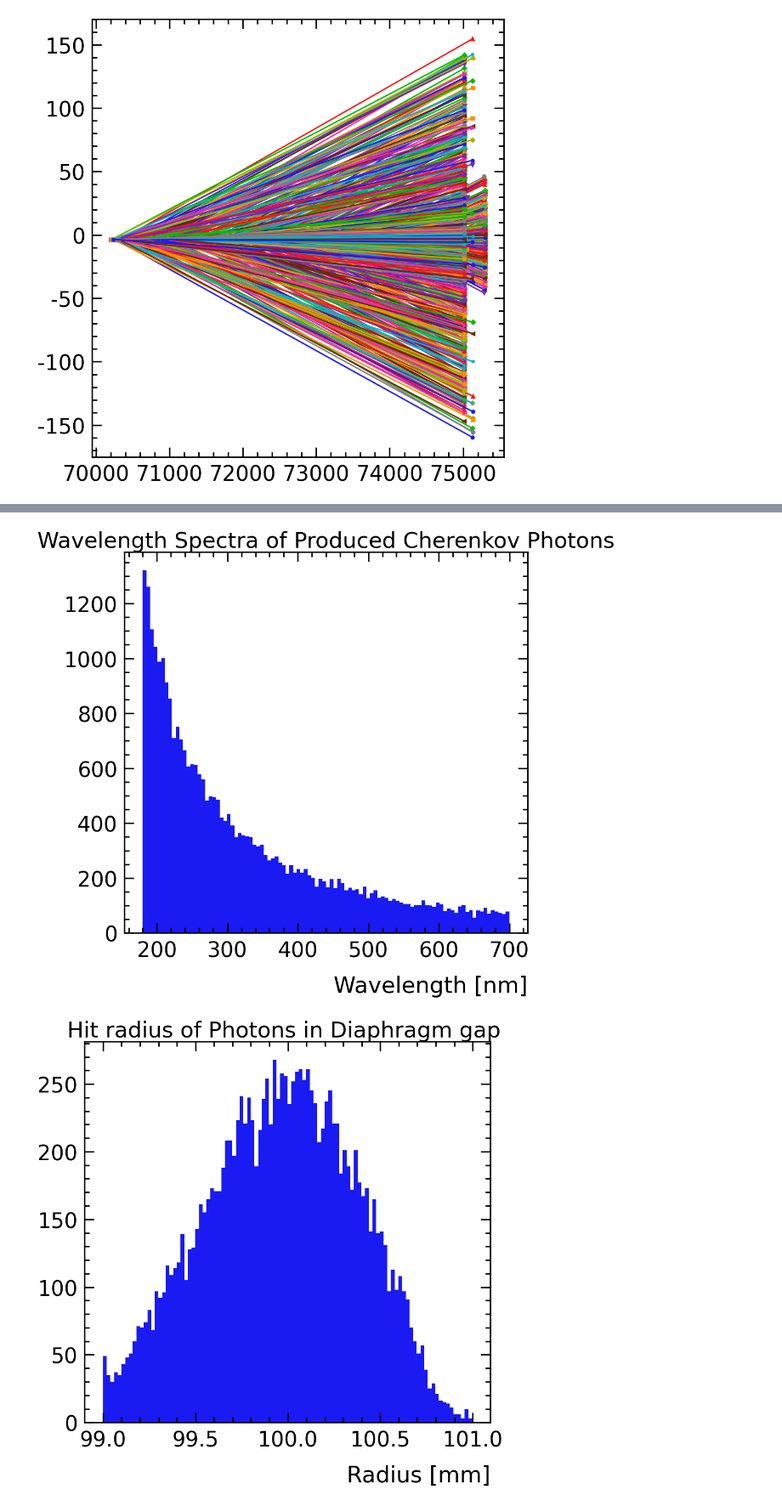
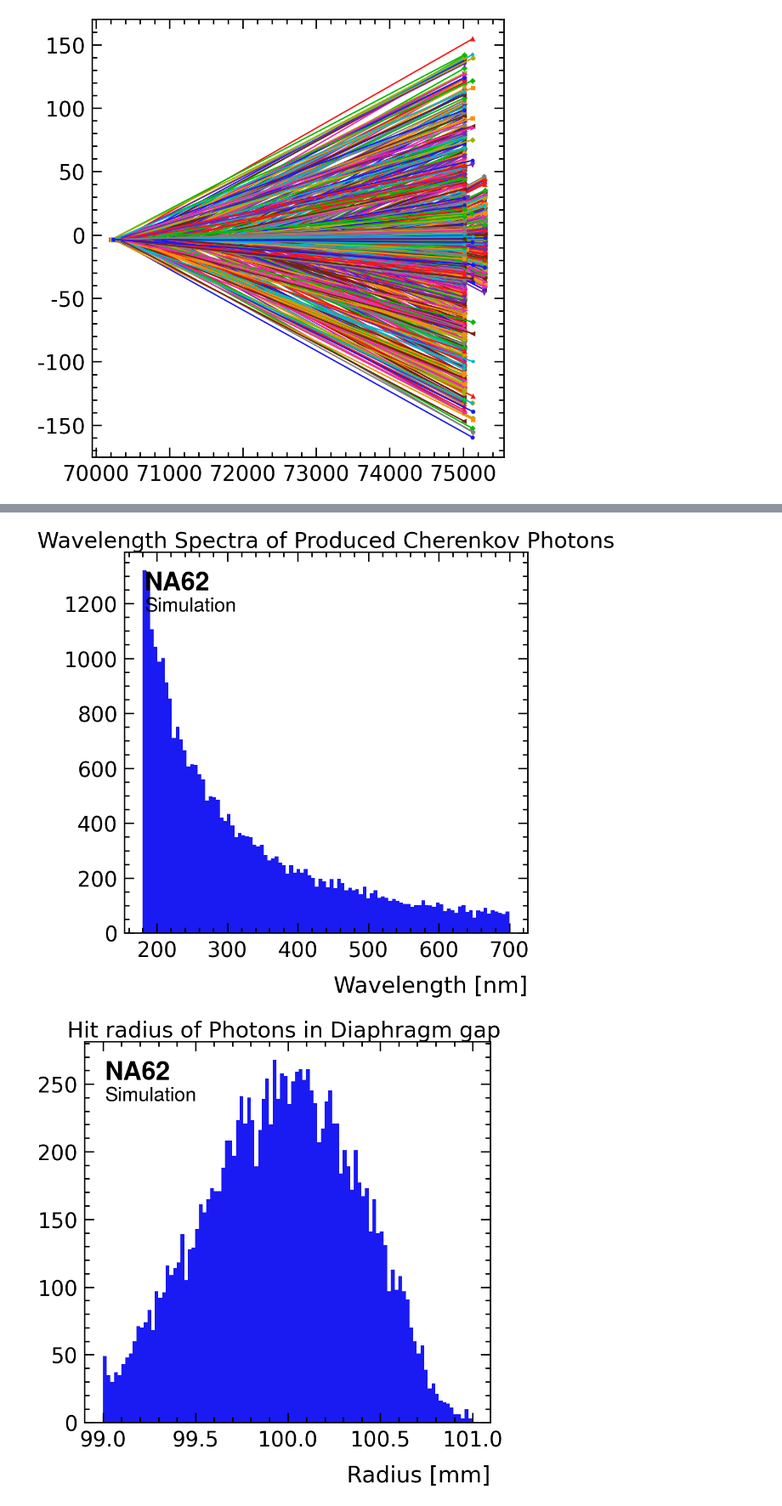
Before and after one commit to SandersJack/NA62_CEDARH_Handbook, a Jupyter notebook: CEDAR_Handbook.ipynb, the cells around one changed output, grey strips where cells are left out. Shown at 85% size. Drawn from its saved outputs; the diff is of its cells as text; code cells hidden in the pictures.

```diff
--- a/CEDAR_Handbook.ipynb
+++ b/CEDAR_Handbook.ipynb
@@ -316,17 +318,19 @@ fig103, ax103 = plt.subplots(1, 1, figsize=(10, 10))
 ax103.hist(wave_start,bins=100)
 ax103.set_title("Wavelength Spectra of Produced Cherenkov Photons")
 ax103.set_xlabel("Wavelength [nm]")
+hep.na62.text("Simulation")
 plt.show()
 # %% [output]
-[figure, old version]
+[figure, new version]
 # %%
 fig104, ax104 = plt.subplots(1, 1, figsize=(10, 10))
 ax104.hist(CedarDiaphragmGap_R, bins=100)
 ax104.set_xlabel("Radius [mm]")
 ax104.set_title("Hit radius of Photons in Diaphragm gap ")
+hep.na62.text("Simulation")
 plt.show()
 # %% [output]
-[figure, old version]
+[figure, new version]
 # %%
 fig01, ax01 = plt.subplots(1, 1, figsize=(10, 10))
 
```
Also changed, not shown: parts of 6 cells of this notebook, 1 other file.
